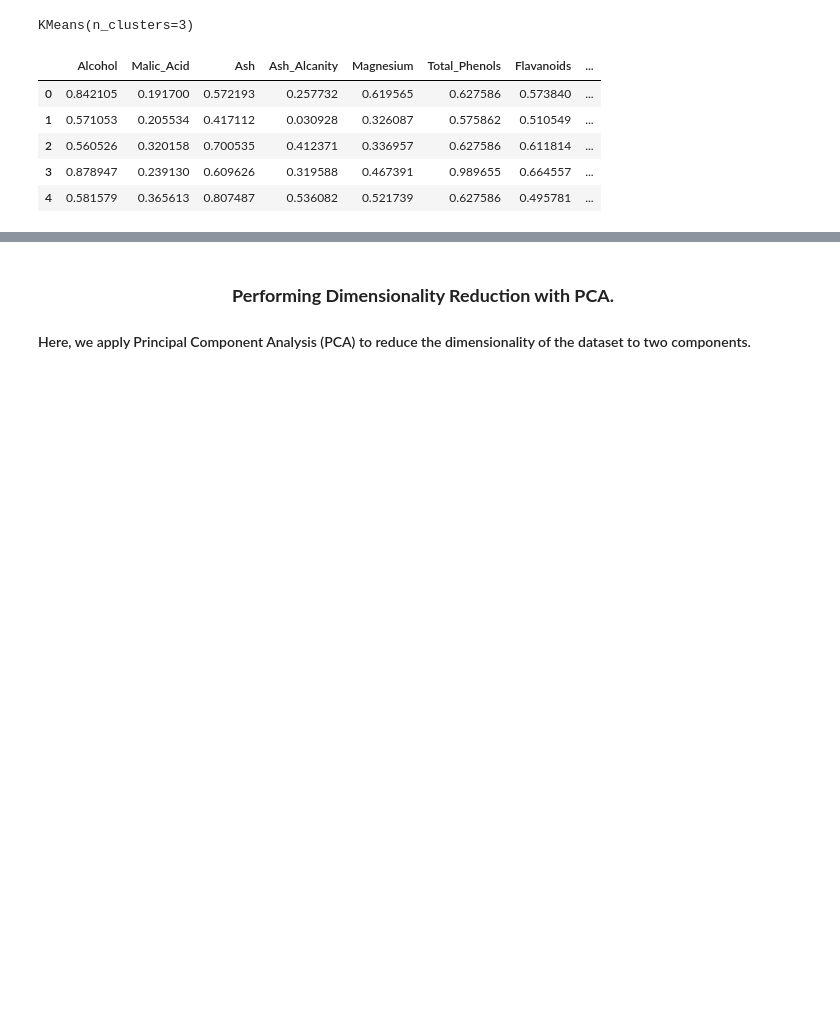
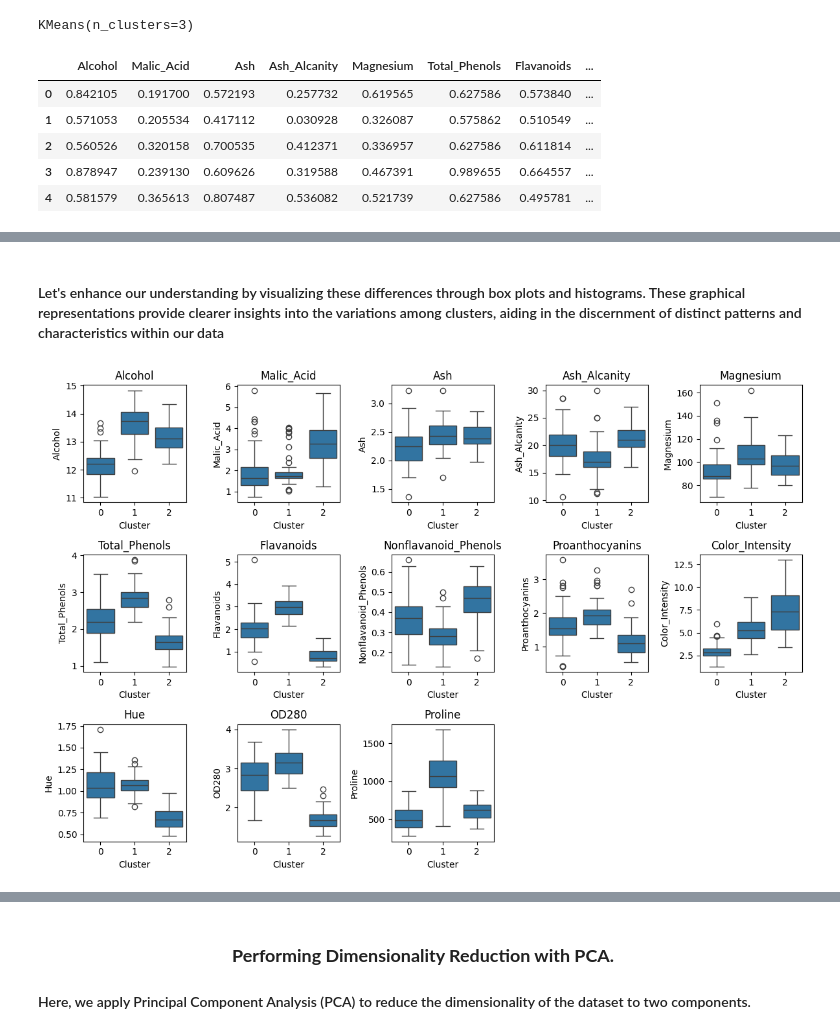
Before and after one commit to Gabrielnm7/Wine-Clustering, a Jupyter notebook: EDA.ipynb, the cells around one changed output, grey strips where cells are left out. Drawn from its saved outputs; the diff is of its cells as text; code cells hidden in the pictures; blank space fills up the shorter version.

Commit message:
Improving Clustering Analysis

```diff
--- a/EDA.ipynb
+++ b/EDA.ipynb
@@ -195,3 +195,7 @@ data_normalized.head()
 | 2 | 0.560526 | 0.320158 | 0.700535 | 0.412371 | 0.336957 | 0.627586 | 0.611814 | ... |
 | 3 | 0.878947 | 0.239130 | 0.609626 | 0.319588 | 0.467391 | 0.989655 | 0.664557 | ... |
 | 4 | 0.581579 | 0.365613 | 0.807487 | 0.536082 | 0.521739 | 0.627586 | 0.495781 | ... |
+# %%
+# Assign cluster labels directly to the original dataset
+data_wine["KMeans_Clusters"] = clustering.labels_
+data_wine.head()
@@ -197,0 +258,16 @@ data_normalized.head()
+# %% [markdown]
+#### Let's enhance our understanding by visualizing these differences through box plots and histograms. These graphical representations provide clearer insights into the variations among clusters, aiding in the discernment of distinct patterns and characteristics within our data
+# %%
+plt.figure(figsize=(12, 8))
+
+# Iterate over each feature and create a box plot for each cluster
+for i, feature in enumerate(data_wine.columns[:-1]):  # Exclude the 'KMeans_Clusters' column
+    plt.subplot(3, 5, i + 1)  # Create subplots for each feature
+    sns.boxplot(x='KMeans_Clusters', y=feature, data=data_wine)
+    plt.title(feature)
+    plt.xlabel("Cluster")
+
+plt.tight_layout()
+plt.show()
+# %% [output]
+[figure, added]
```
Also changed, not shown: parts of 16 cells of this notebook.
